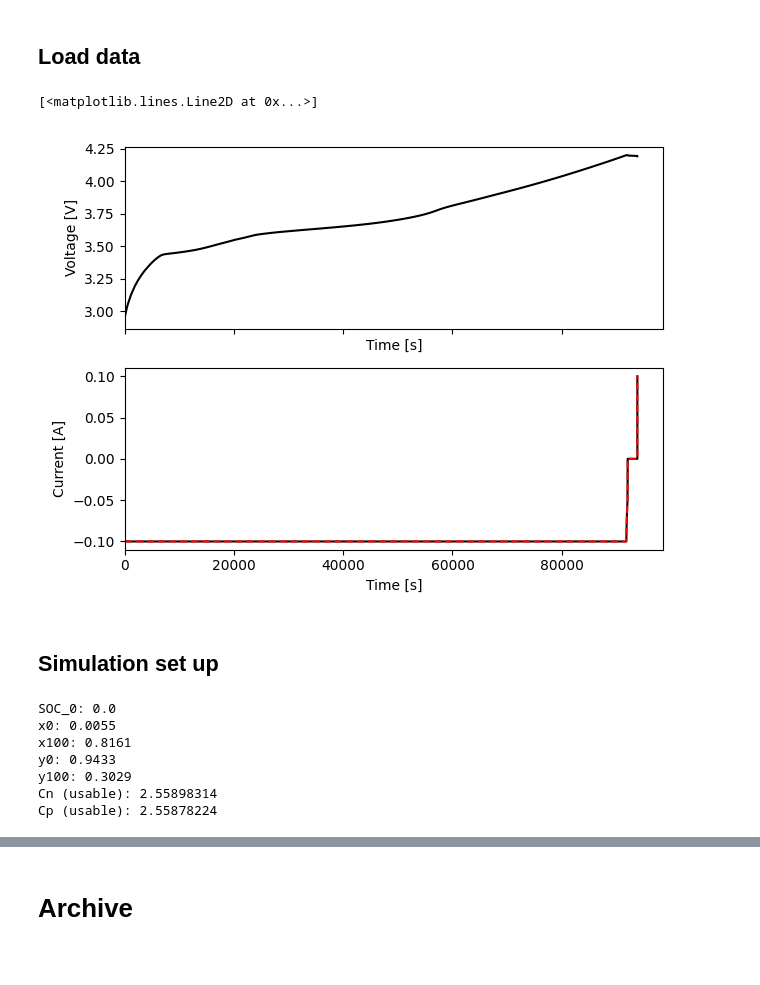
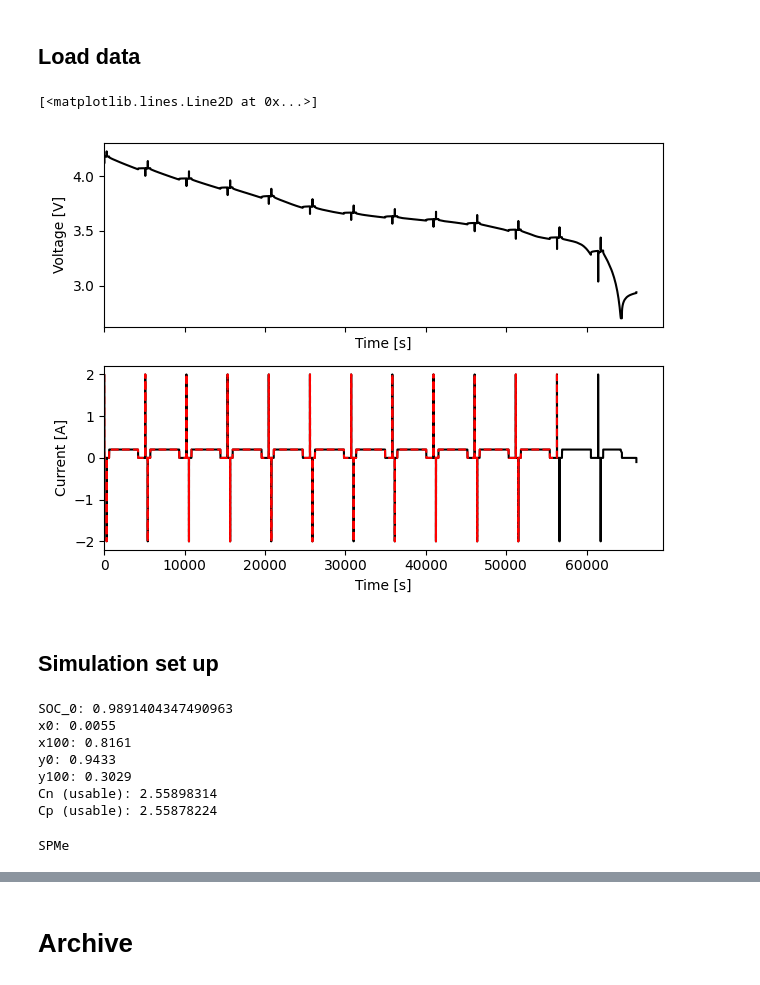
Before and after one commit to viviantran27/PyBaMM, a Jupyter notebook: degradation_model/tuning_umbl2022feb/verify_initial_parameters.ipynb, the cells around one changed output, grey strips where cells are left out. Drawn from its saved outputs; the diff is of its cells as text; code cells hidden in the pictures.

Commit message:
current working version before trying to update pybamm

```diff
--- a/degradation_model/tuning_umbl2022feb/verify_initial_parameters.ipynb
+++ b/degradation_model/tuning_umbl2022feb/verify_initial_parameters.ipynb
@@ -35,38 +35,38 @@ discharge = rpt_data_raw[(rpt_data_raw['RPT #']==rpt_num) & (rpt_data_raw['Proto
 # rpt_data_raw[['Time [ms]','RPT #','Test type', 'Protocol']]
 # %%
 # plot subcycle data
-subcycle_data = charge.Data
+subcycle_data = hppc.Data
 t_data = subcycle_data["Time [ms]"].to_numpy()/1000
 t_data=t_data-t_data[0]
 I_data = -subcycle_data['Current [A]'].to_numpy() # pybamm I>0 on discharge
 # I_data = np.interp(t_sim, t_data, I_data, left=None, right=None, period=None)
 V_data= subcycle_data['Voltage [V]'].to_numpy()
 # V_data = np.interp(t_sim, t_data, V_data, left=None, right=None, period=None)
 
 fig,ax = plt.subplots(2,1, sharex = True)
 ax1 = ax.flat[0]
 ax1.plot(t_data,V_data,'k')
 ax1.set_xlim(left=0)
 ax1.set_xlabel('Time [s]')
 ax1.set_ylabel('Voltage [V]')
 ax2 = ax.flat[1]
 ax2.plot(t_data,I_data,'k')
 ax2.set_xlim(left=0)
 ax2.set_xlabel('Time [s]')
 ax2.set_ylabel('Current [A]')
 fig.tight_layout()
 
 
 # current profile for running sim
 # t_sim = np.arange(0,t_data[-1],0.1)
 # I_data_sim = np.interp(t_sim, t_data, I_data, left=None, right=None, period=None)
 # V_data_sim = np.interp(t_sim, t_data, V_data, left=None, right=None, period=None)
 df0 = pd.DataFrame({'t':t_data, 'I':I_data})
 df = df0.drop_duplicates(subset='t', keep="last")
-current_profile = df.to_numpy() #.iloc[0:3200]
+current_profile = df.iloc[0:-2100].to_numpy() #.iloc[0:3200] -2130
 ax2.plot(current_profile[:,0],current_profile[:,1],'r--')
 # %% [output]
 [<matplotlib.lines.Line2D at 0x...>]
-[figure, old version]
+[figure, new version]
 # %% [markdown]
 ## Simulation set up
@@ -87,10 +73,13 @@ model = pybamm.lithium_ion.SPM(
 # %%
+model = pybamm.lithium_ion.SPMe() # for calculating parameters only
+
 # update parameters
+parameter_values = pybamm.ParameterValues(chemistry=pybamm.parameter_sets.Tran2025)
 parameter_values.update(
     {
         "Maximum concentration in positive electrode [mol.m-3]": 31927.3,
         "Maximum concentration in negative electrode [mol.m-3]": 29637,
-        "Upper voltage cut-off [V]": 4.25,
+        "Upper voltage cut-off [V]": 4.3,
         "Lower voltage cut-off [V]": 2.5,
         },
     check_already_exists=False,
@@ -149,7 +138,7 @@ print(f"y100: {y100}")
 print(f"Cn (usable): {(x100-x0)*Cn}")
 print(f"Cp (usable): {(y0-y100)*Cp}")
 # %% [output]
-SOC_0: 0.0
+SOC_0: 0.9891404347490963
 x0: 0.0055
 x100: 0.8161
 y0: 0.9433
@@ -167,9 +156,15 @@ experiment = pybamm.Experiment(
         }, period = "1 second"
     )
 # %%
-# simulate subcycle with interpolant (30s for hppc)
-sim_0 = pybamm.Simulation(model, experiment=experiment,
-                        parameter_values=parameter_values,
-                        solver=pybamm.CasadiSolver("safe"))
-sol_0 = sim_0.solve() #initial_soc=SOC_0
+models=[pybamm.lithium_ion.SPMe(name="SPMe")] #pybamm.lithium_ion.SPM(name="SPM"),
+sols=[]
+for model in models:
+    print(model.name)
+    # simulate subcycle with interpolant (30s for hppc with SPM or 2 min with SPMe?)
+    sim = pybamm.Simulation(model, experiment=experiment,
+                            parameter_values=parameter_values,
+                            solver=pybamm.CasadiSolver("fast with events"))
+    sols.append(sim.solve()) #initial_soc=SOC_0
+# %% [output]
+SPMe
 # %%
```
Also changed, not shown: parts of 4 cells of this notebook, 15 other files.
